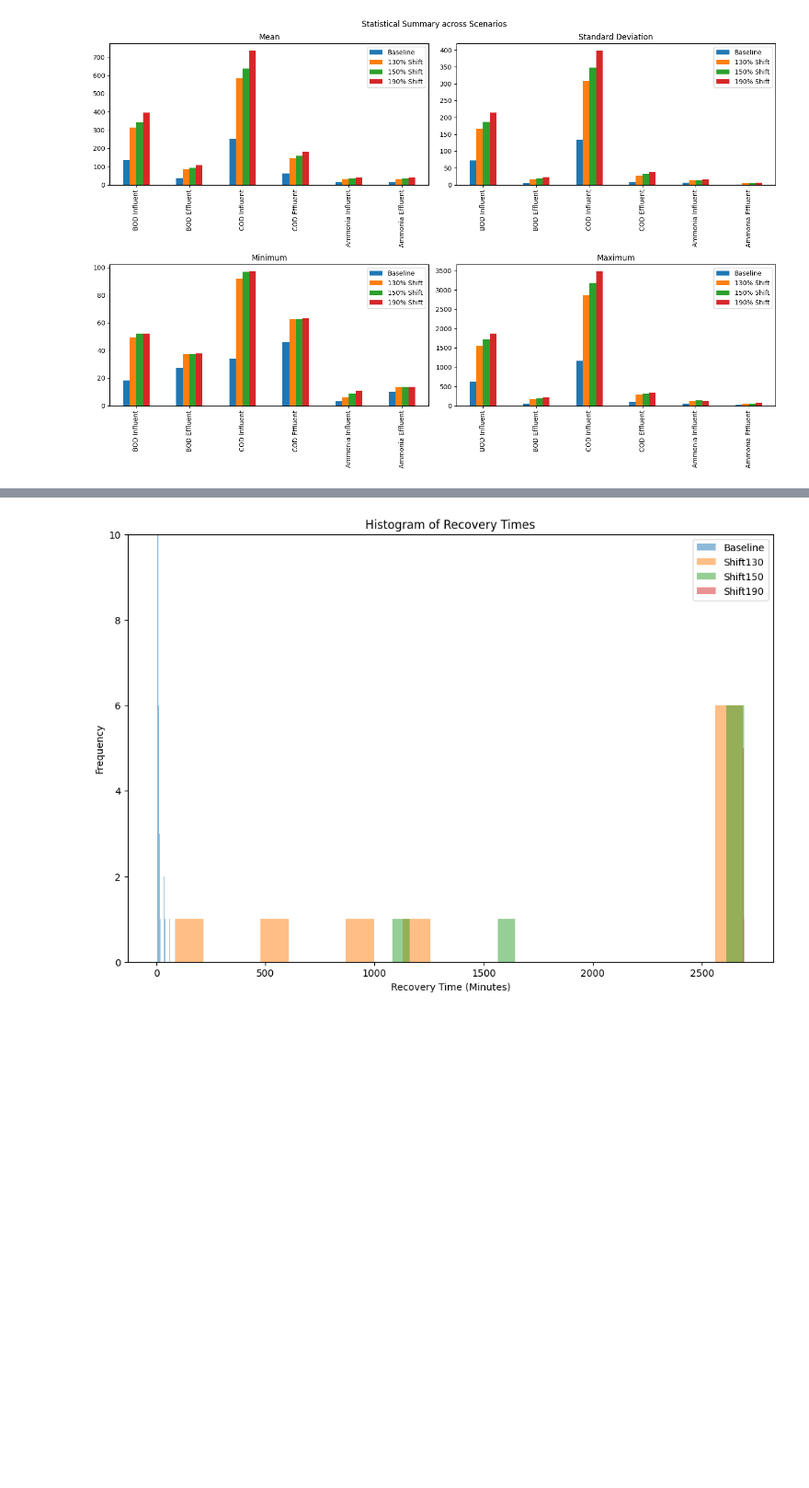
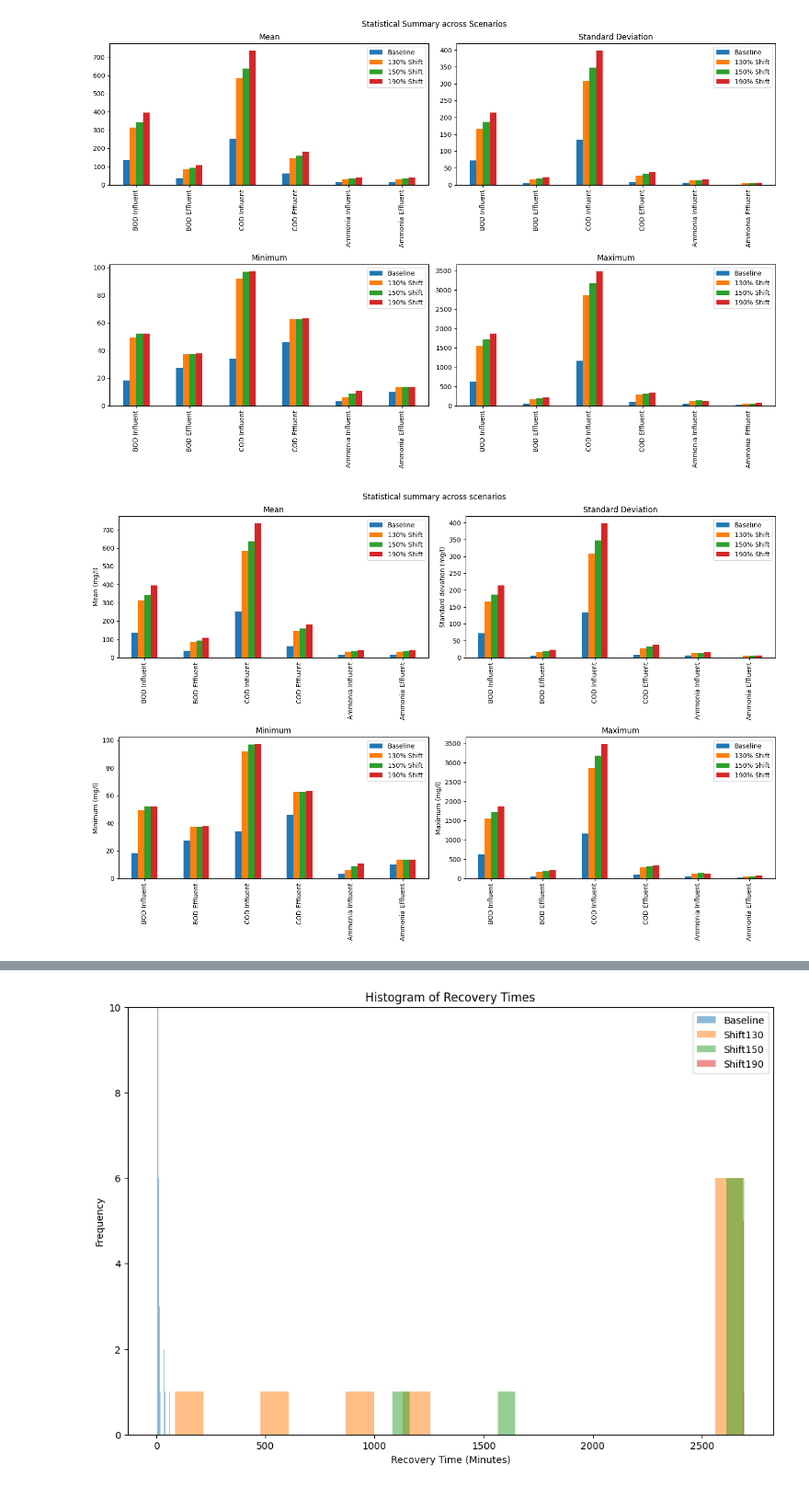
Before and after one commit to annalaino/non.linearity.code, a Jupyter notebook: process data analysis on non-linearity.ipynb, the cells around one changed output, grey strips where cells are left out. Shown at 92% size. Cells and saved outputs as stored; diff of their text form; code cells hidden in the pictures; blank space fills up the shorter version.

```diff
--- a/process data analysis on non-linearity.ipynb
+++ b/process data analysis on non-linearity.ipynb
@@ -318,3 +360,28 @@ plt.tight_layout()
 plt.show()
 # %% [output]
 [figure]
+# %%
+# Plot the statistics
+fig, axes = plt.subplots(2, 2, figsize=(15, 10))
+fig.suptitle('Statistical summary across scenarios')
+
+# Plotting the mean
+combined_stats.xs('mean', level=1, axis=1).plot(kind='bar', ax=axes[0, 0], title='Mean')
+axes[0, 0].set_ylabel('Mean (mg/l)')
+
+# Plotting the standard deviation
+combined_stats.xs('std', level=1, axis=1).plot(kind='bar', ax=axes[0, 1], title='Standard Deviation')
+axes[0, 1].set_ylabel('Standard devation (mg/l)')
+
+# Plotting the minimum
+combined_stats.xs('min', level=1, axis=1).plot(kind='bar', ax=axes[1, 0], title='Minimum')
+axes[1, 0].set_ylabel('Minimum (mg/l)')
+
+# Plotting the maximum
+combined_stats.xs('max', level=1, axis=1).plot(kind='bar', ax=axes[1, 1], title='Maximum')
+axes[1, 1].set_ylabel('Maximum (mg/l)')
+
+plt.tight_layout()
+plt.show()
+# %% [output]
+[figure, added]
```
Also changed, not shown: parts of 4 cells of this notebook.
